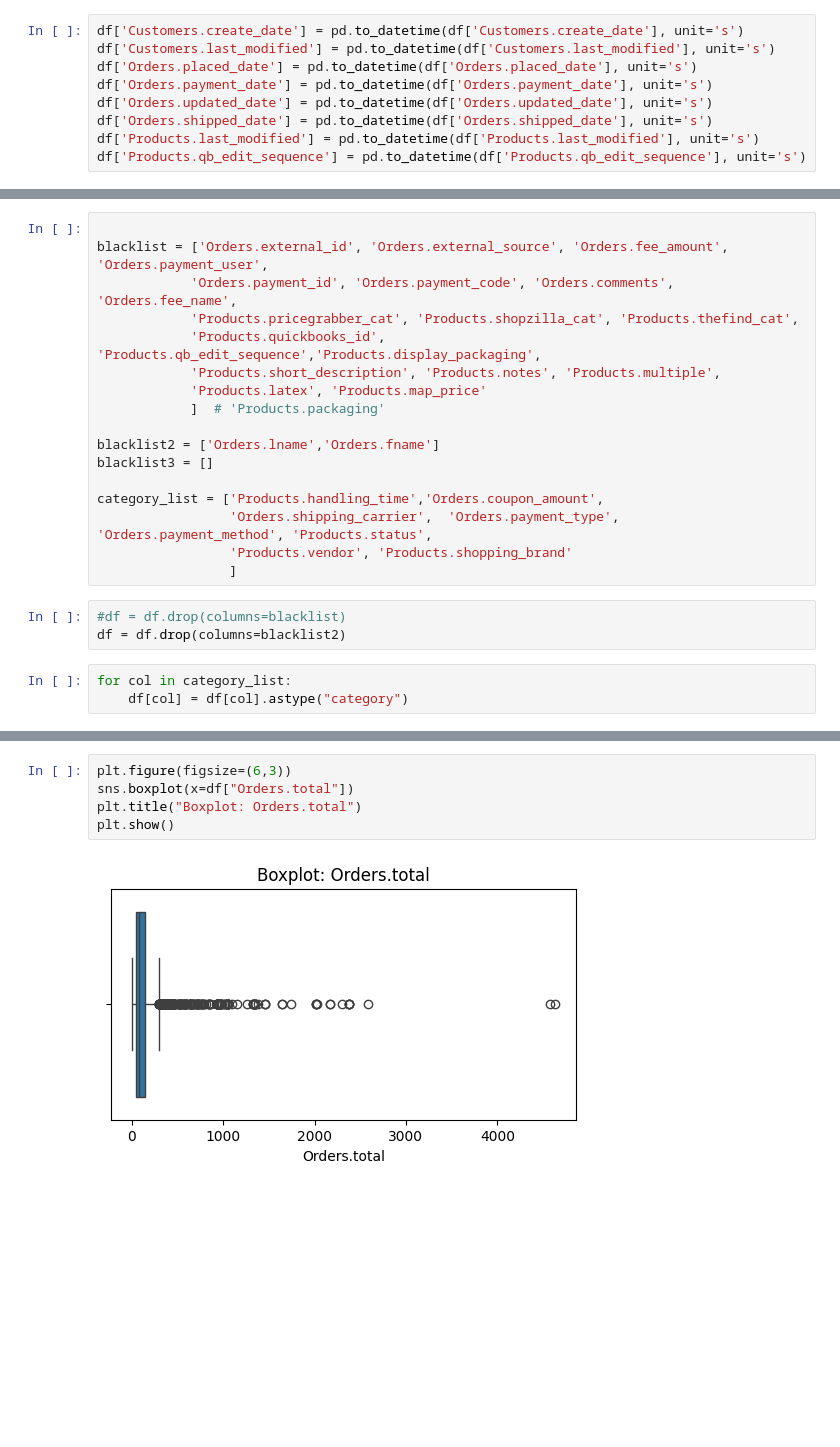
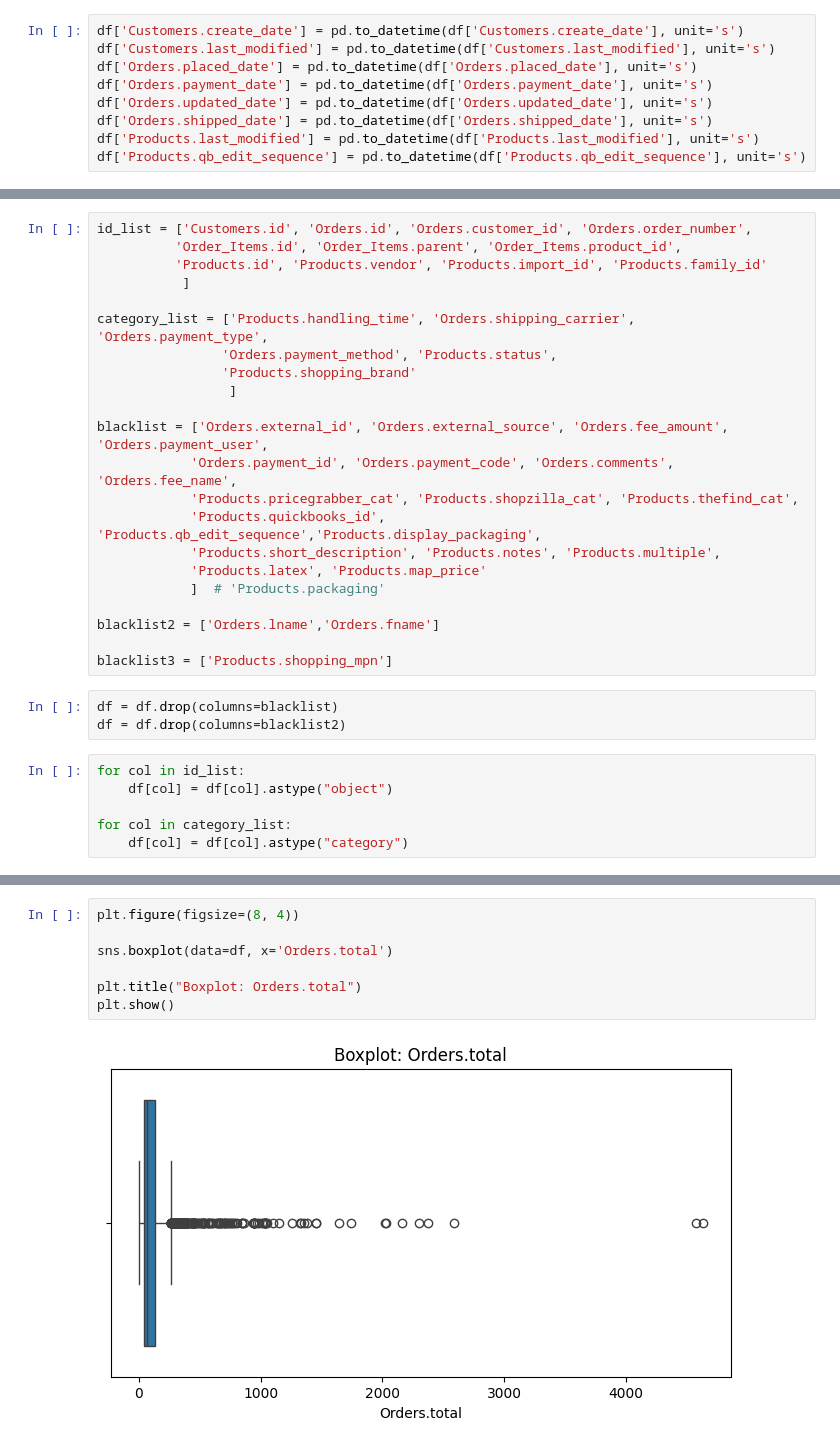
Before and after one commit to data-mosaic/Anna-Project, a Jupyter notebook: notebooks/01_exploration.ipynb, the cells around one changed output, grey strips where cells are left out. Saved outputs shown, nothing was run; the diff lists cells and outputs as text; blank space fills up the shorter version.

```diff
--- a/notebooks/01_exploration.ipynb
+++ b/notebooks/01_exploration.ipynb
@@ -186,4 +186,13 @@ memory usage: 1.9+ MB
 # %%
+id_list = ['Customers.id', 'Orders.id', 'Orders.customer_id', 'Orders.order_number',
+          'Order_Items.id', 'Order_Items.parent', 'Order_Items.product_id',
+          'Products.id', 'Products.vendor', 'Products.import_id', 'Products.family_id'
+           ]
+
+category_list = ['Products.handling_time', 'Orders.shipping_carrier',  'Orders.payment_type',
+                'Orders.payment_method', 'Products.status',
+                'Products.shopping_brand'
+                 ]
 
 blacklist = ['Orders.external_id', 'Orders.external_source', 'Orders.fee_amount', 'Orders.payment_user',
             'Orders.payment_id', 'Orders.payment_code', 'Orders.comments', 'Orders.fee_name',
@@ -194,16 +203,15 @@ blacklist = ['Orders.external_id', 'Orders.external_source', 'Orders.fee_amount'
             ]  # 'Products.packaging'
 
 blacklist2 = ['Orders.lname','Orders.fname']
-blacklist3 = []
 
-category_list = ['Products.handling_time','Orders.coupon_amount',
-                 'Orders.shipping_carrier',  'Orders.payment_type', 'Orders.payment_method', 'Products.status',
-                 'Products.vendor', 'Products.shopping_brand'
-                 ]
+blacklist3 = ['Products.shopping_mpn']
 # %%
-#df = df.drop(columns=blacklist)
+df = df.drop(columns=blacklist)
 df = df.drop(columns=blacklist2)
 # %%
+for col in id_list:
+    df[col] = df[col].astype("object")
+
 for col in category_list:
     df[col] = df[col].astype("category")
 # %%
@@ -303,8 +310,10 @@ plt.show()
 # %%
-plt.figure(figsize=(6,3))
-sns.boxplot(x=df["Orders.total"])
+plt.figure(figsize=(8, 4))
+
+sns.boxplot(data=df, x='Orders.total')
+
 plt.title("Boxplot: Orders.total")
 plt.show()
 # %% [output]
-[figure, old version]
+[figure, new version]
 # %%
```
Also changed, not shown: parts of 30 cells of this notebook.
